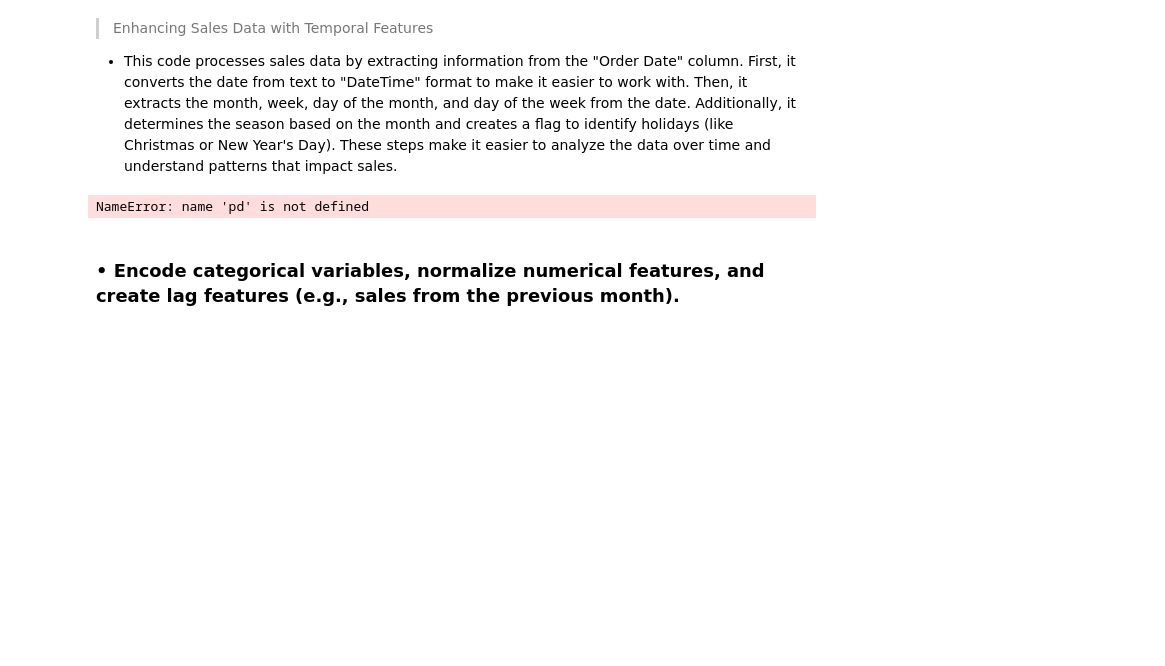
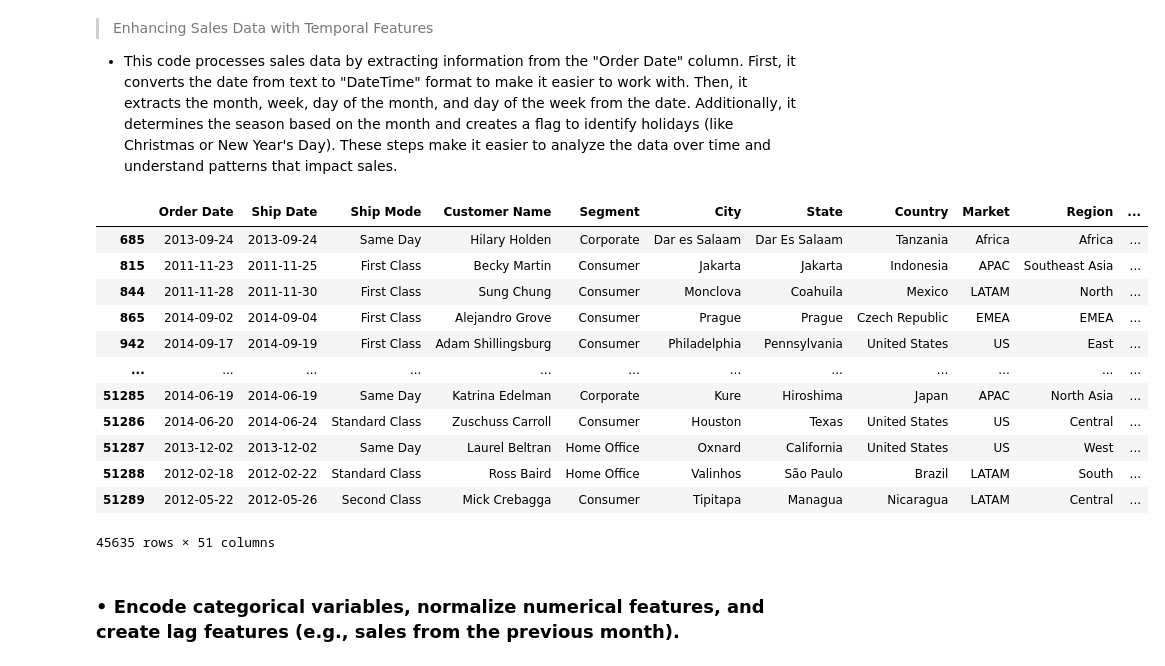
Before and after one commit to MohamedElbadawy1/Sales-and-Demand-Forecasting, a Jupyter notebook: SalesForecasting.ipynb, the cells around one changed output. Drawn from its saved outputs; the diff is of its cells as text; code cells hidden in the pictures; blank space fills up the shorter version.

```diff
--- a/SalesForecasting.ipynb
+++ b/SalesForecasting.ipynb
@@ -845,47 +770,57 @@ Data After Promotion Flags:
 > Enhancing Sales Data with Temporal Features
 - This code processes sales data by extracting information from the "Order Date" column. First, it converts the date from text to "DateTime" format to make it easier to work with. Then, it extracts the month, week, day of the month, and day of the week from the date. Additionally, it determines the season based on the month and creates a flag to identify holidays (like Christmas or New Year's Day). These steps make it easier to analyze the data over time and understand patterns that impact sales.
 # %%
-df = pd.DataFrame(sales)
-
 # Convert Order Date to DateTime
-df['Order Date'] = pd.to_datetime(df['Order Date'])
+sales['Order Date'] = pd.to_datetime(sales['Order Date'])
 
 # Convert Ship Date to Date time
-df['Ship Date'] = pd.to_datetime(df['Ship Date'])
+sales['Ship Date'] = pd.to_datetime(sales['Ship Date'])
 
 # Extract Months
-df['Month'] = df['Order Date'].dt.month
+sales['Month'] = sales['Order Date'].dt.month
 
 # Extract Weeks
-df['Week'] = df['Order Date'].dt.isocalendar().week
+sales['Week'] = sales['Order Date'].dt.isocalendar().week
 
 # Extract Day of The Month
-df['Day_of_Month'] = df['Order Date'].dt.day
+sales['Day_of_Month'] = sales['Order Date'].dt.day
 
 # Extract Day of The Week
-df['Day_of_Week'] = df['Order Date'].dt.dayofweek  # 0 = Monday, 6 = Sunday
+sales['Day_of_Week'] = sales['Order Date'].dt.dayofweek  # 0 = Monday, 6 = Sunday
 
 
 # Identify the Seasons
 def get_season(month):
     if month in [12, 1, 2]:
         return 'Winter'
     elif month in [3, 4, 5]:
         return 'Spring'
     elif month in [6, 7, 8]:
         return 'Summer'
     else:
         return 'Fall'
 
-df['Season'] = df['Order Date'].dt.month.apply(get_season)
+sales['Season'] = sales['Order Date'].dt.month.apply(get_season)
 
 # Holiday Flags
 holidays = ['12-25', '01-01']  # Christmas and New Year
-df['Holiday'] = df['Order Date'].dt.strftime('%m-%d').isin(holidays).astype(int)
+sales['Holiday'] = sales['Order Date'].dt.strftime('%m-%d').isin(holidays).astype(int)
 
-df
+sales
 # %% [output]
+|  | Order Date | Ship Date | Ship Mode | Customer Name | Segment | City | State | Country | Market | Region | ... |
+| 685 | 2013-09-24 | 2013-09-24 | Same Day | Hilary Holden | Corporate | Dar es Salaam | Dar Es Salaam | Tanzania | Africa | Africa | ... |
+| 815 | 2011-11-23 | 2011-11-25 | First Class | Becky Martin | Consumer | Jakarta | Jakarta | Indonesia | APAC | Southeast Asia | ... |
+| 844 | 2011-11-28 | 2011-11-30 | First Class | Sung Chung | Consumer | Monclova | Coahuila | Mexico | LATAM | North | ... |
+| 865 | 2014-09-02 | 2014-09-04 | First Class | Alejandro Grove | Consumer | Prague | Prague | Czech Republic | EMEA | EMEA | ... |
+| 942 | 2014-09-17 | 2014-09-19 | First Class | Adam Shillingsburg | Consumer | Philadelphia | Pennsylvania | United States | US | East | ... |
+| ... | ... | ... | ... | ... | ... | ... | ... | ... | ... | ... | ... |
+| 51285 | 2014-06-19 | 2014-06-19 | Same Day | Katrina Edelman | Corporate | Kure | Hiroshima | Japan | APAC | North Asia | ... |
+| 51286 | 2014-06-20 | 2014-06-24 | Standard Class | Zuschuss Carroll | Consumer | Houston | Texas | United States | US | Central | ... |
+| 51287 | 2013-12-02 | 2013-12-02 | Same Day | Laurel Beltran | Home Office | Oxnard | California | United States | US | West | ... |
+| 51288 | 2012-02-18 | 2012-02-22 | Standard Class | Ross Baird | Home Office | Valinhos | São Paulo | Brazil | LATAM | South | ... |
+| 51289 | 2012-05-22 | 2012-05-26 | Second Class | Mick Crebagga | Consumer | Tipitapa | Managua | Nicaragua | LATAM | Central | ... |
-NameError: name 'pd' is not defined
+45635 rows × 51 columns
 # %% [markdown]
 ### • Encode categorical variables, normalize numerical features, and create lag features (e.g., sales from the previous month).
 # %% [markdown]
```
Also changed, not shown: parts of 78 cells of this notebook, 1 other file.
